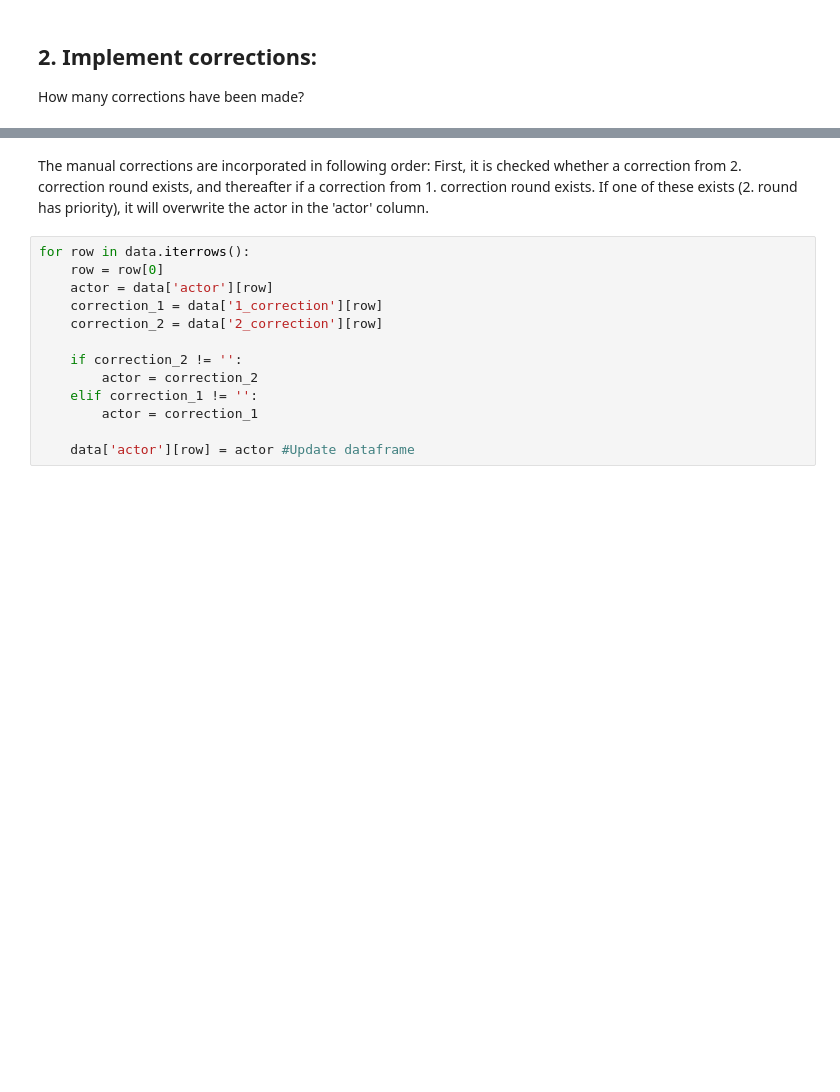
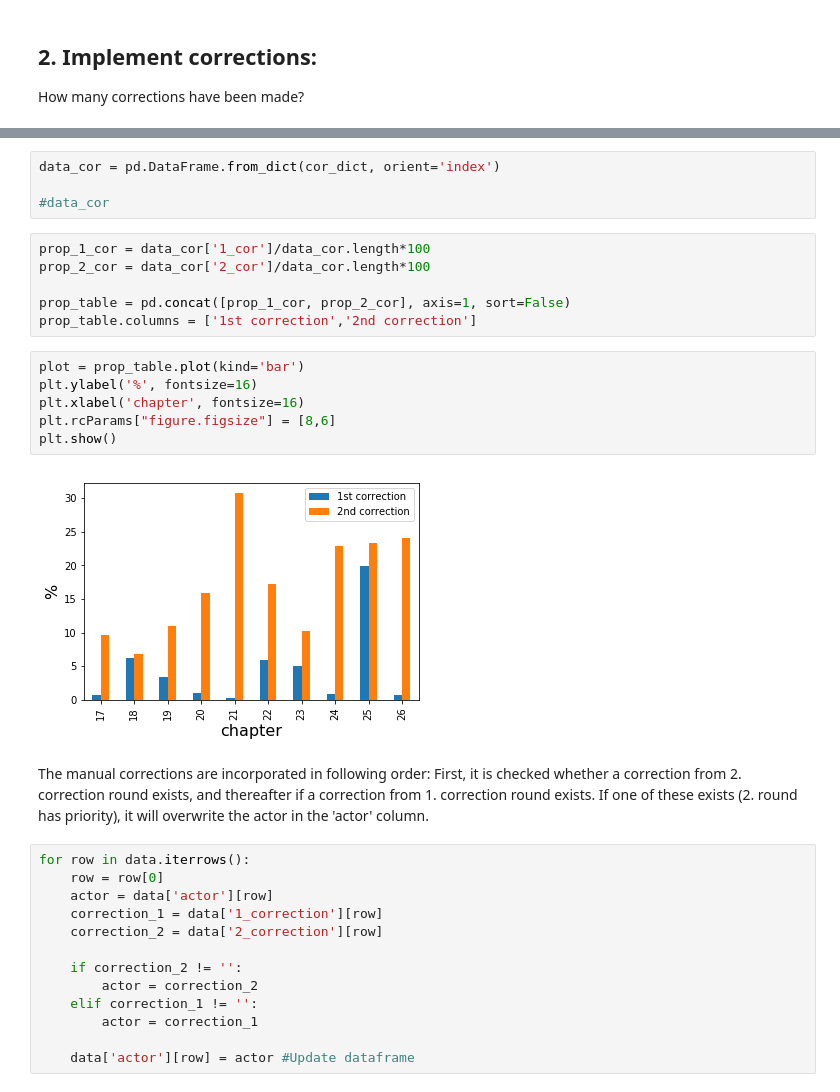
Before and after one commit to ch-jensen/participants, a Jupyter notebook: 3_Exporting actors as TF-features.ipynb, the cells around one changed output, grey strips where cells are left out. Cells and saved outputs as stored; diff of their text form; blank space fills up the shorter version.

```diff
--- a/3_Exporting actors as TF-features.ipynb
+++ b/3_Exporting actors as TF-features.ipynb
@@ -107,3 +121,21 @@ Second round: 687
+# %%
+data_cor = pd.DataFrame.from_dict(cor_dict, orient='index')
+
+#data_cor
+# %%
+prop_1_cor = data_cor['1_cor']/data_cor.length*100
+prop_2_cor = data_cor['2_cor']/data_cor.length*100
+
+prop_table = pd.concat([prop_1_cor, prop_2_cor], axis=1, sort=False)
+prop_table.columns = ['1st correction','2nd correction']
+# %%
+plot = prop_table.plot(kind='bar')
+plt.ylabel('%', fontsize=16)
+plt.xlabel('chapter', fontsize=16)
+plt.rcParams["figure.figsize"] = [8,6]
+plt.show()
+# %% [output]
+[figure, added]
 # %% [markdown]
 The manual corrections are incorporated in following order: First, it is checked whether a correction from 2. correction round exists, and thereafter if a correction from 1. correction round exists. If one of these exists (2. round has priority), it will overwrite the actor in the 'actor' column.
 # %%
```
Also changed, not shown: parts of 21 cells of this notebook, 5 other files.
